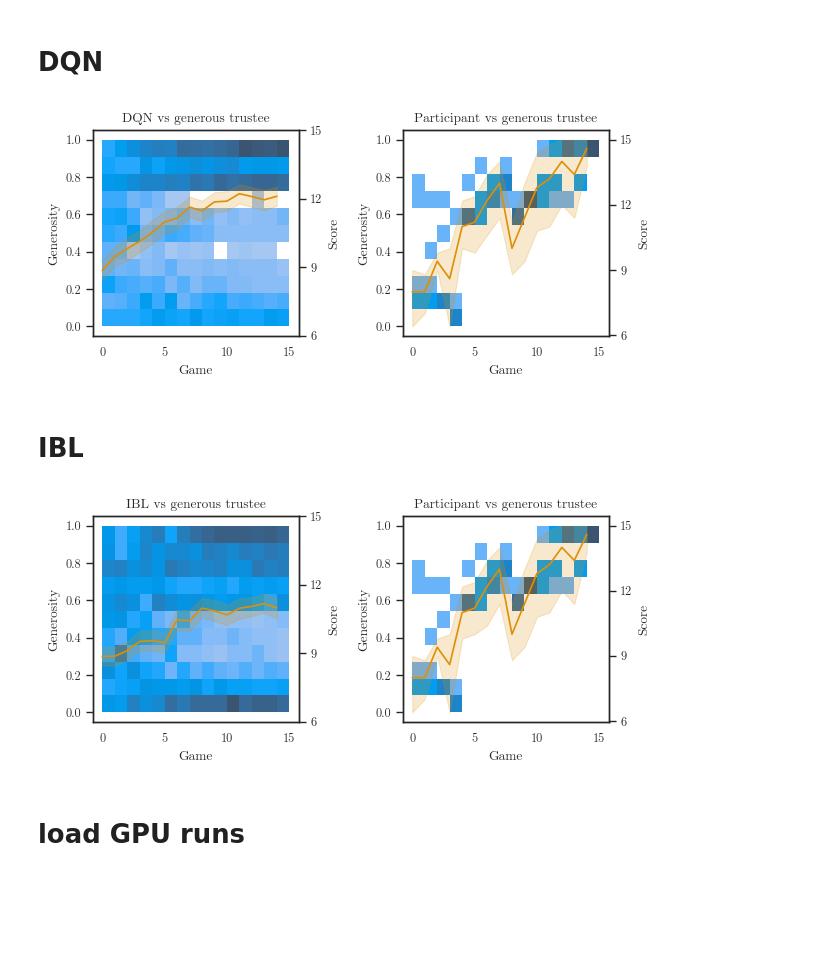
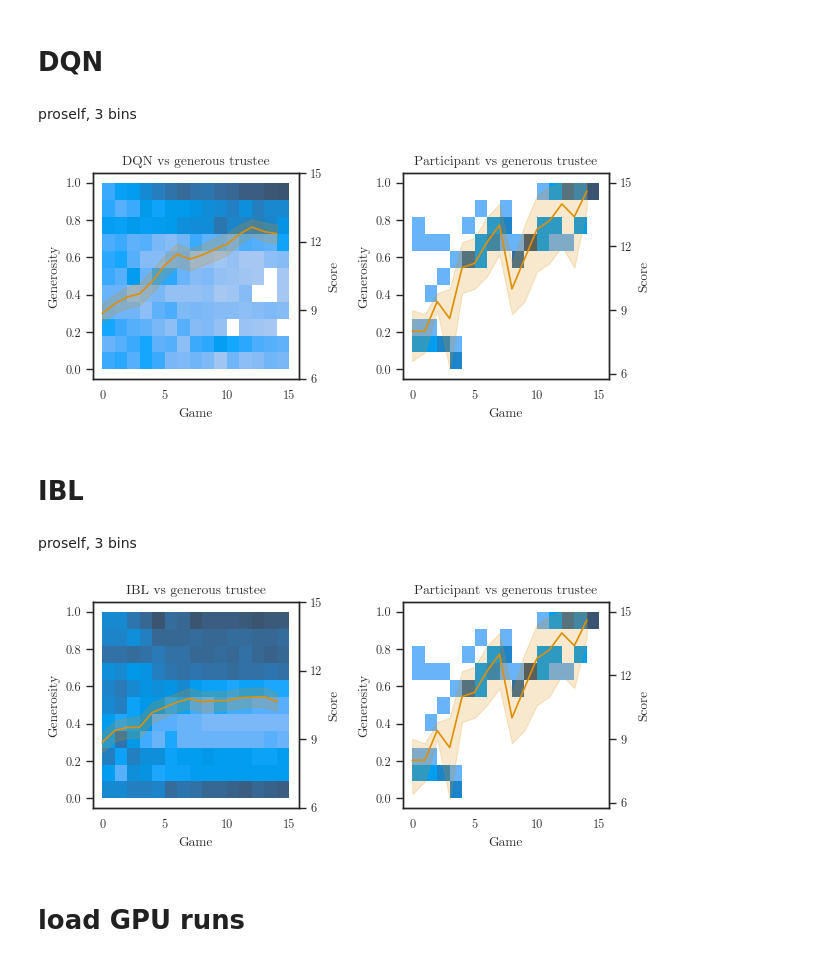
Before and after one commit to psipeter/social-value-orientation, a Jupyter notebook: experiment2.ipynb, the cells around one changed output. Cells and saved outputs as stored; diff of their text form; code cells hidden in the pictures; blank space fills up the shorter version.

```diff
--- a/experiment2.ipynb
+++ b/experiment2.ipynb
@@ -18,6 +18,8 @@ sns.set_palette(palette)
 sns.set(context='paper', style='white', font='CMU Serif', rc={'font.size':12, 'mathtext.fontset': 'cm'})
 # %% [markdown]
 # DQN
+# %% [markdown]
+proself, 3 bins
 # %%
 nAgents = 30
 nGames = 15
@@ -33,9 +35,9 @@ for n in range(nAgents):
         ID=f"DQN{n}",
         seed=seed if nAgents==1 else n,
         nNeurons=100,
-        tau=5.1,
-        alpha=0.042,
-        gamma=0.95,
+        tau=3.5,
+        alpha=0.047,
+        gamma=0.97,
         explore='exponential',
         update='SARSA',
         w_s=1.0,
@@ -61,9 +63,11 @@ ax3.set(ylabel='Score', yticks=((6,9,12,15)))
 
 plt.tight_layout()
 # %% [output]
-[figure, old version]
+[figure, new version]
 # %% [markdown]
 # IBL
+# %% [markdown]
+proself, 3 bins
 # %%
 nAgents = 30
 nGames = 15
@@ -76,39 +80,39 @@ for n in range(nAgents):
     agents.append(
         IBL(
         'investor',
         ID=f"IBL{n}",
         seed=seed if nAgents==1 else n,
-        thrA=-0.76,
-        decay=0.13,
-        sigma=0.49,
-        tau=4.4,
-        gamma=0.12,
+        thrA=-1.28,
+        decay=0.9,
+        sigma=0.21,
+        tau=7.3,
+        gamma=0.1,
         explore='exponential',
         update='SARSA',
         w_s=1.0,
         w_o=0,
         w_i=0,
         nGames=nGames)
     )
 
 IDs = [agent.ID for agent in agents]
 sim = run(agents, nGames=nGames, opponent=opponent).query("ID in @IDs")
 
 fig, axes = plt.subplots(nrows=1, ncols=2, figsize=((6.38, 3)))
 sns.histplot(data=sim, x='game', y='generosity', bins=(15, 11), binrange=((0, nGames),(0, 1)), ax=axes[0], color=palette[0])
 ax2 = axes[0].twinx()
 sns.lineplot(data=sim, x='game', y='coins', ax=ax2, color=palette[1])
 axes[0].set(title=f'IBL vs {opponent} trustee', xlabel='Game', ylabel='Generosity', yticks=((0.0, 0.2, 0.4, 0.6, 0.8, 1.0)))
 ax2.set(ylabel='Score', yticks=((6,9,12,15)))
 sns.histplot(data=emp, x='game', y='generosity', bins=(15, 11), binrange=((0, nGames),(0, 1)), ax=axes[1], color=palette[0])
 ax3 = axes[1].twinx()
 sns.lineplot(data=emp, x='game', y='coins', ax=ax3, color=palette[1])
 axes[1].set(title=f'Participant vs {opponent} trustee', xlabel='Game', ylabel='Generosity', yticks=((0.0, 0.2, 0.4, 0.6, 0.8, 1.0)))
 ax3.set(ylabel='Score', yticks=((6,9,12,15)))
 
 plt.tight_layout()
 # %% [output]
-[figure, old version]
+[figure, new version]
 # %% [markdown]
 # load GPU runs
 # %%
```
Also changed, not shown: parts of 1 cell of this notebook, 5 other files.
